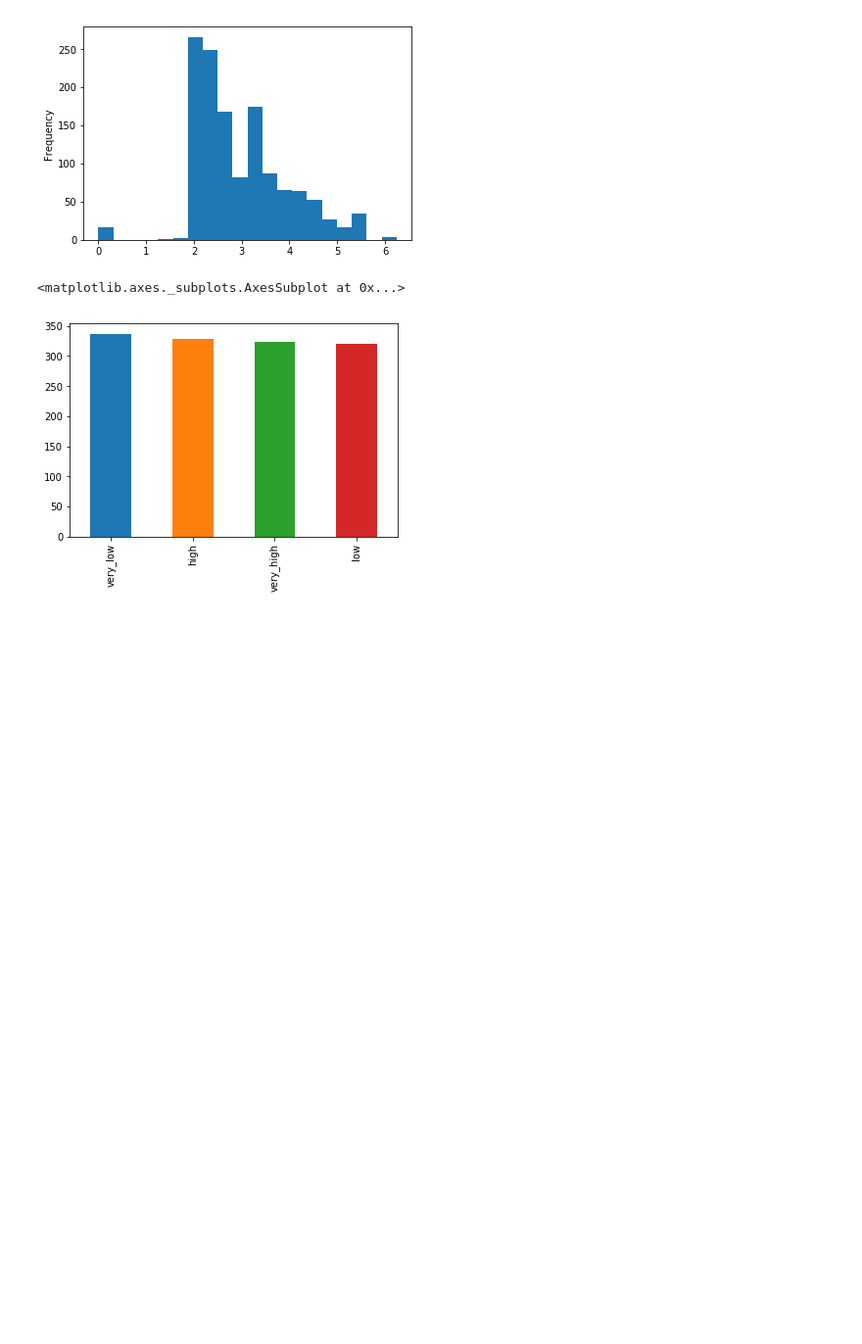
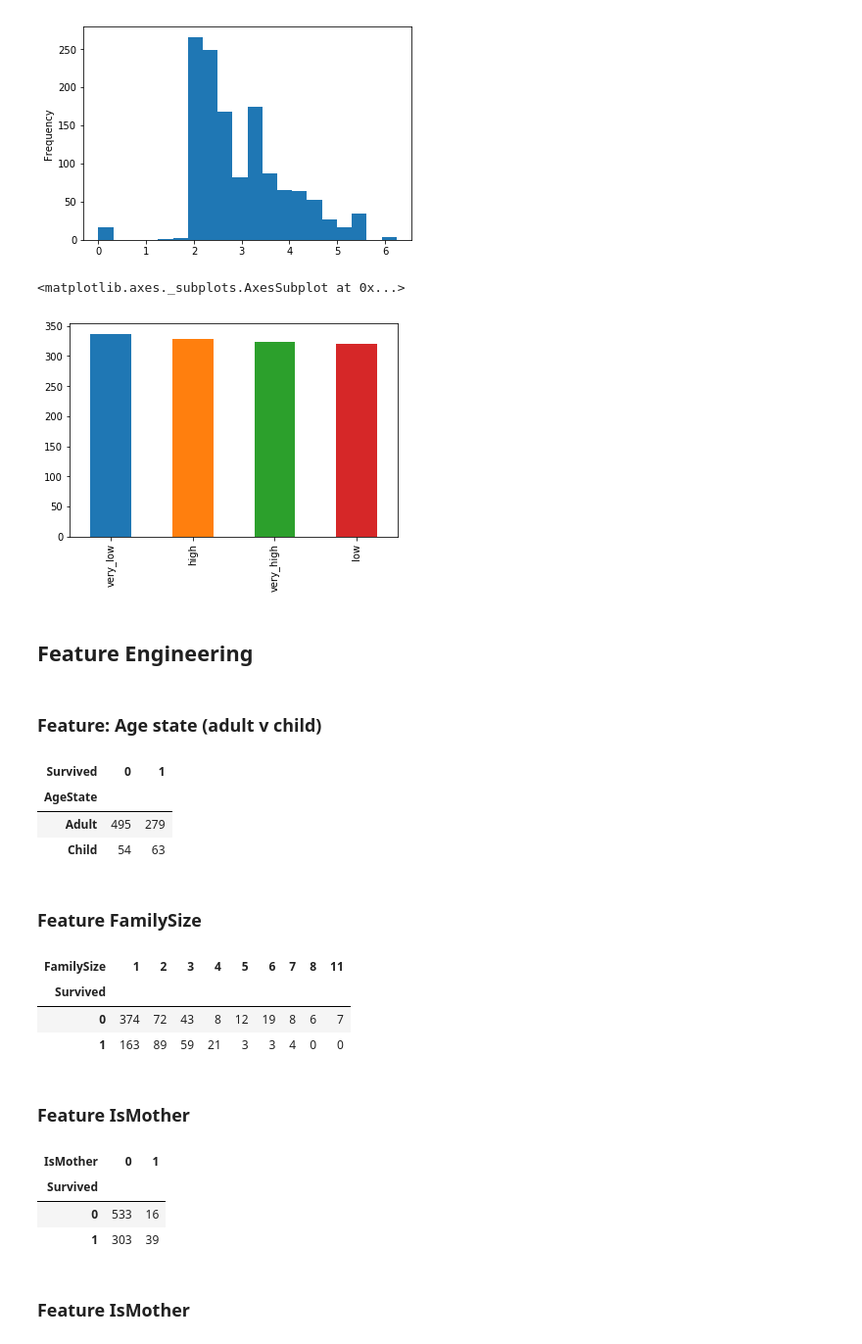
Before and after one commit to knair99/TitanicKaggleChallenge, a Jupyter notebook: titanic/notebooks/exploratory analysis of data.ipynb, the cells around one changed output. Shown at 98% size. Drawn from its saved outputs; the diff is of its cells as text; code cells hidden in the pictures; blank space fills up the shorter version.

Commit message:
Feature Engineering I: Introduce feature columns that will help us analyze data further - check for results with crosstabs

```diff
--- a/titanic/notebooks/exploratory analysis of data.ipynb
+++ b/titanic/notebooks/exploratory analysis of data.ipynb
@@ -517,3 +517,30 @@ pd.qcut(df.Fare, 4, labels =['very_low', 'low', 'high', 'very_high']).value_coun
 # %%
 #Much better like this, so lets store the Bin for fare as a column
 df['Fare_Bin'] = pd.qcut(df.Fare, 4, labels =['very_low', 'low', 'high', 'very_high'])
+# %% [markdown]
+## Feature Engineering
+# %% [markdown]
+### Feature: Age state (adult v child)
+# %%
+#First let's see if we can create a featur based on age and survival (since kids were prioritized)
+df['AgeState'] = np.where(df['Age'] >= 18, 'Adult', 'Child')
+# %%
+#Now let's look at survival ratios for adults vs kids
+pd.crosstab(df[df.Survived != -888].AgeState, df[df.Survived != -888].Survived)
+# %% [output]
+| Survived | 0 | 1 |
+| AgeState |  |  |
+| Adult | 495 | 279 |
+| Child | 54 | 63 |
+# %% [markdown]
+### Feature FamilySize
+# %%
+df['FamilySize'] = df.Parch + df.SibSp + 1
+pd.crosstab(df[df.Survived != -888].Survived, df[df.Survived != -888].FamilySize)
+# %% [output]
+| FamilySize | 1 | 2 | 3 | 4 | 5 | 6 | 7 | 8 | 11 |
+| Survived |  |  |  |  |  |  |  |  |  |
+| 0 | 374 | 72 | 43 | 8 | 12 | 19 | 8 | 6 | 7 |
+| 1 | 163 | 89 | 59 | 21 | 3 | 3 | 4 | 0 | 0 |
+# %% [markdown]
+### Feature IsMother
@@ -519,0 +549,9 @@ df['Fare_Bin'] = pd.qcut(df.Fare, 4, labels =['very_low', 'low', 'high', 'very_h
+# %%
+pd.crosstab(df[df.Survived != -888].Survived, df[df.Survived != -888].IsMother)
+# %% [output]
+| IsMother | 0 | 1 |
+| Survived |  |  |
+| 0 | 533 | 16 |
+| 1 | 303 | 39 |
+# %% [markdown]
+### Feature IsMother
```
Also changed, not shown: parts of 6 cells of this notebook.
